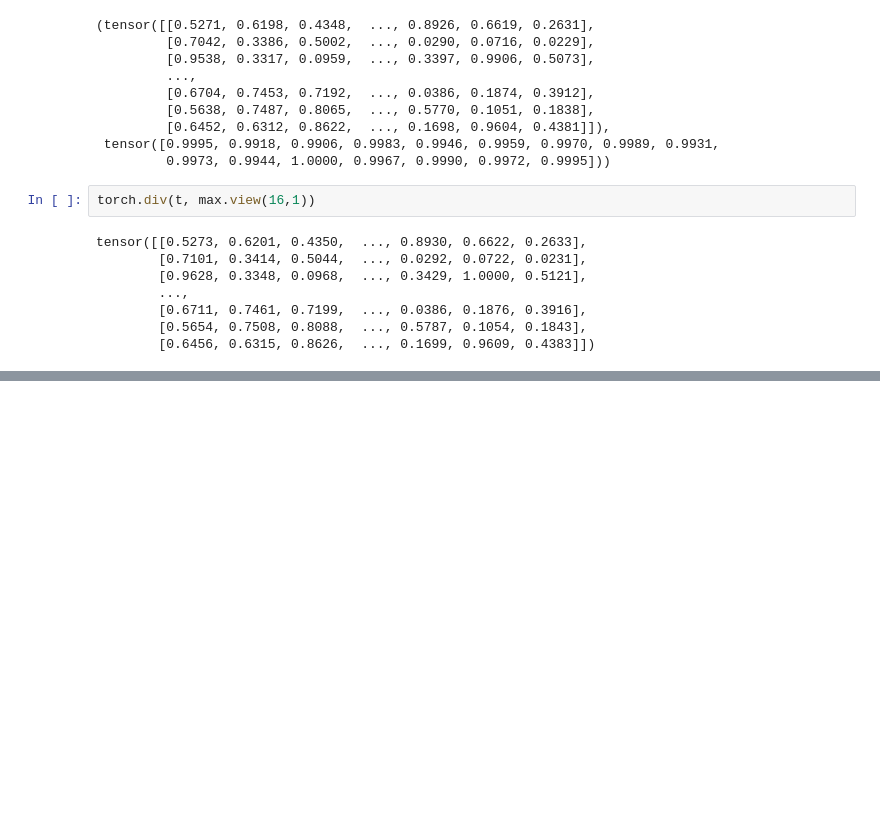
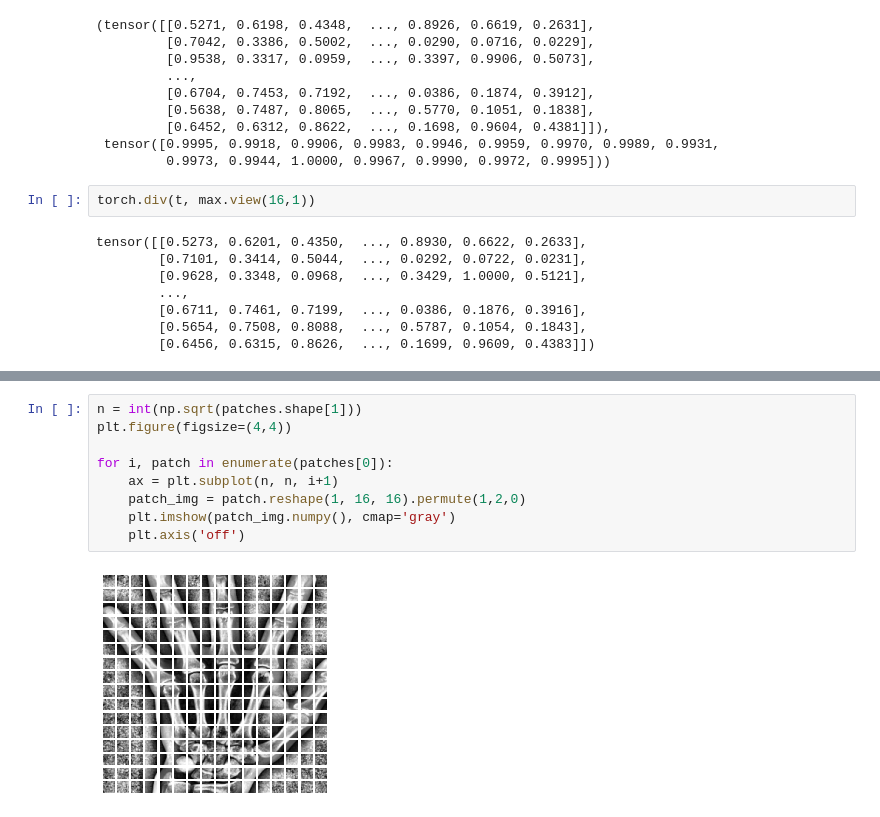
Before and after one commit to janbraunsdorff/studienarbeit, a Jupyter notebook: vit-analyse-transformer.ipynb, the cells around one changed output, grey strips where cells are left out. Cells and saved outputs as stored; diff of their text form; blank space fills up the shorter version.

```diff
--- a/vit-analyse-transformer.ipynb
+++ b/vit-analyse-transformer.ipynb
@@ -164,3 +163,14 @@ patches.shape
 # %% [output]
 torch.Size([1, 256, 256])
 torch.Size([1, 256, 256])
+# %%
+n = int(np.sqrt(patches.shape[1]))
+plt.figure(figsize=(4,4))
+
+for i, patch in enumerate(patches[0]):
+    ax = plt.subplot(n, n, i+1)
+    patch_img = patch.reshape(1, 16, 16).permute(1,2,0)
+    plt.imshow(patch_img.numpy(), cmap='gray')
+    plt.axis('off')
+# %% [output]
+[figure, added]
```
Also changed, not shown: parts of 3 cells of this notebook, 1 other file.
